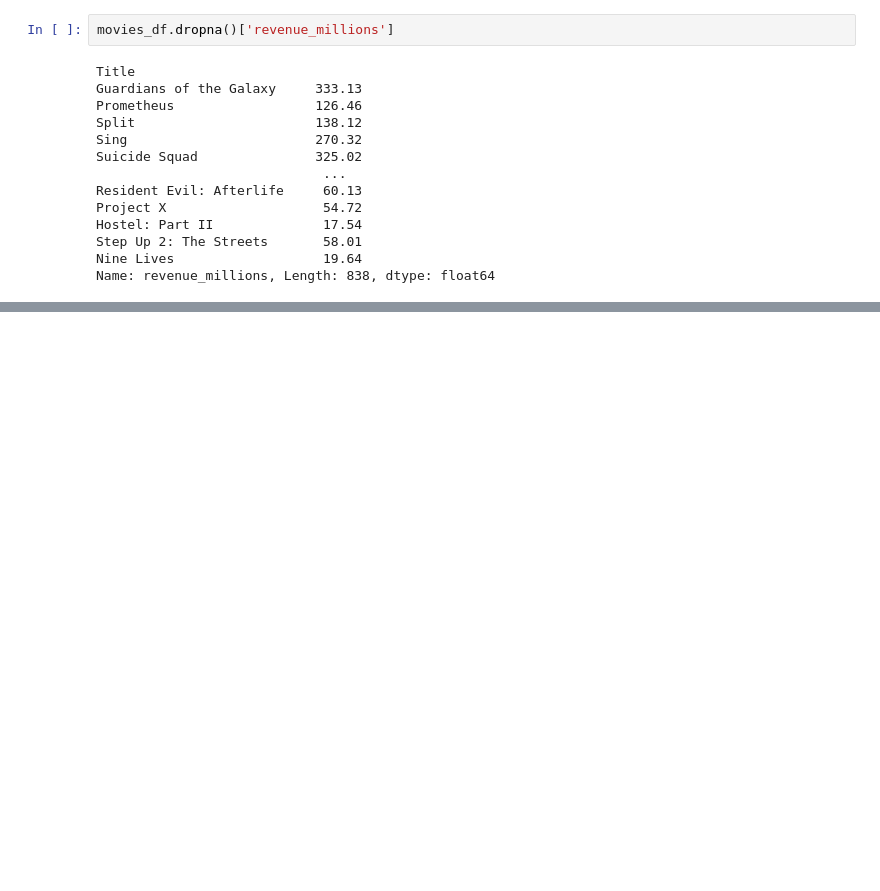
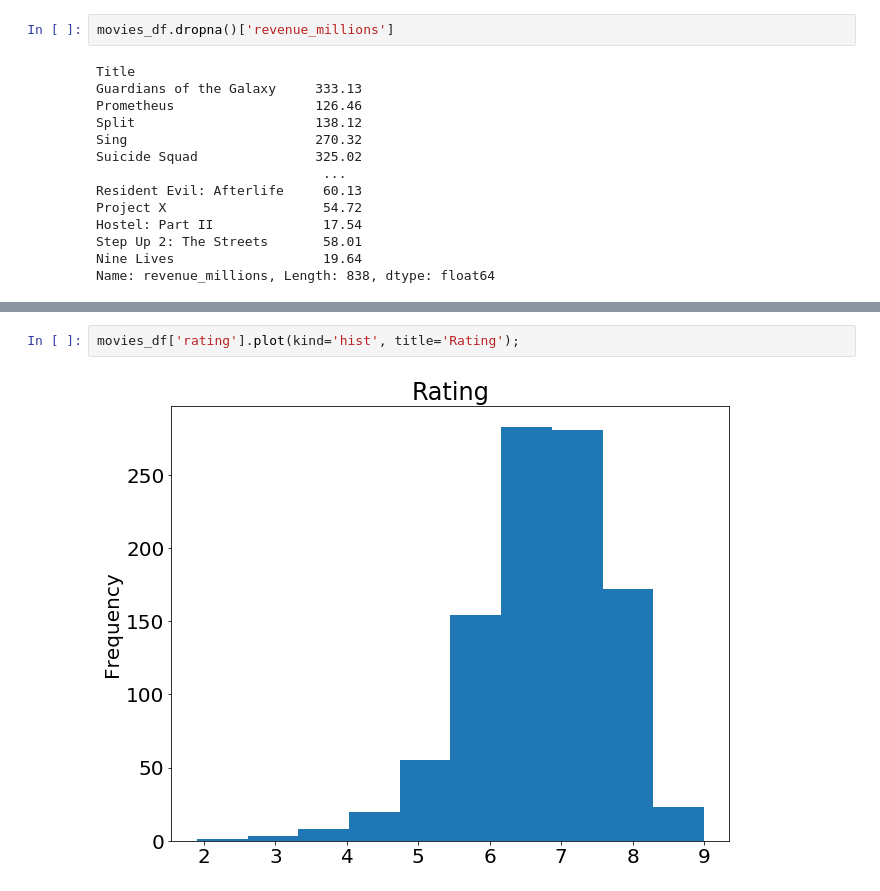
Before and after one commit to egandone/bitesofpy, a Jupyter notebook: 260/notebook1.ipynb, the cells around one changed output, grey strips where cells are left out. Cells and saved outputs as stored; diff of their text form; blank space fills up the shorter version.

```diff
--- a/260/notebook1.ipynb
+++ b/260/notebook1.ipynb
@@ -284,0 +545,4 @@ Name: revenue_millions, Length: 838, dtype: float64
+# %%
+movies_df['rating'].plot(kind='hist', title='Rating');
+# %% [output]
+[figure, added]
```
Also changed, not shown: parts of 26 cells of this notebook.
